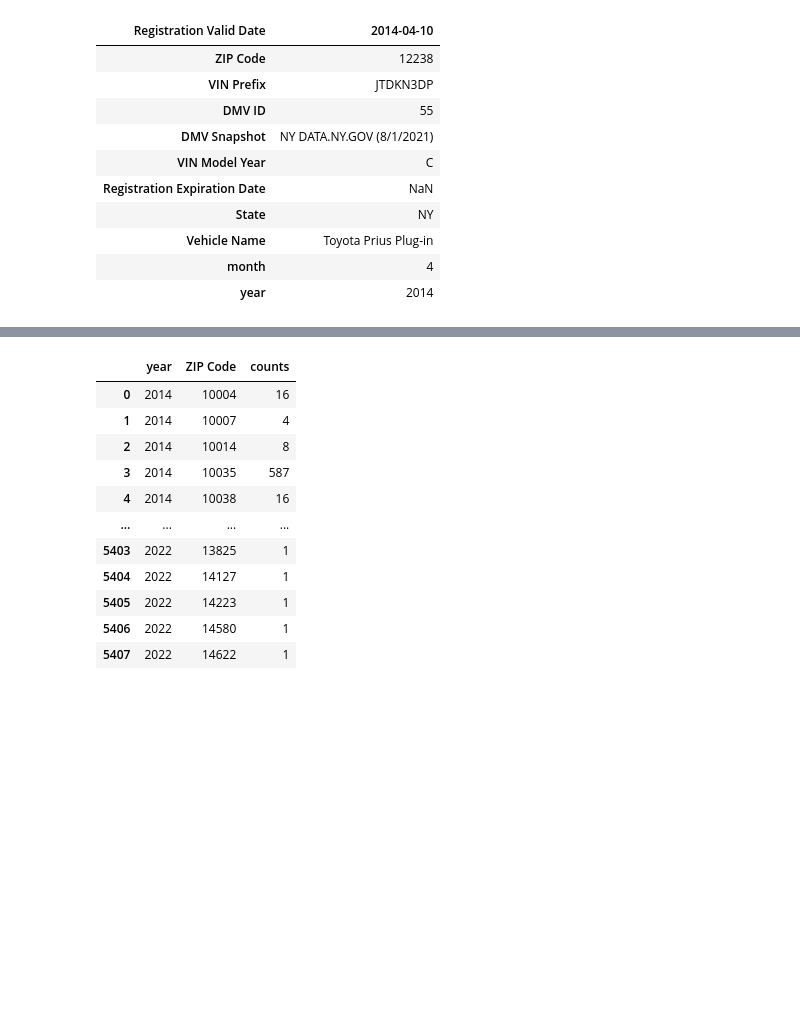
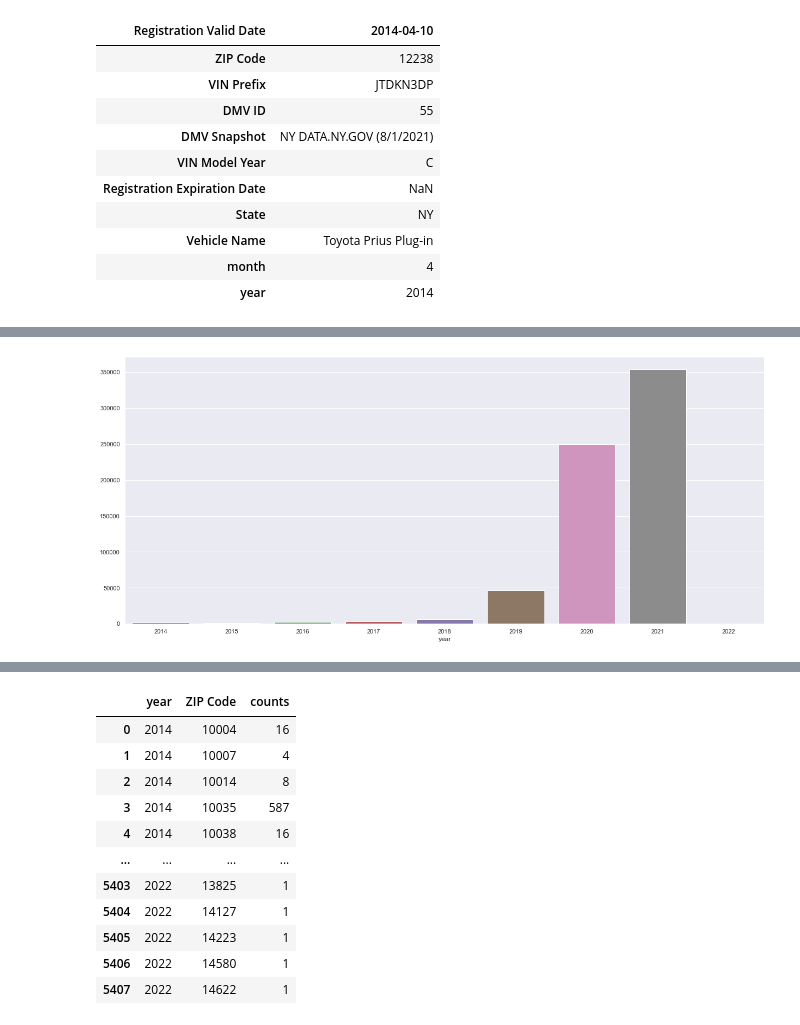
Before and after one commit to encodingintuition/EV_vehicles_US, a Jupyter notebook: Vehicles_NY-01-EDA_01.ipynb, the cells around one changed output, grey strips where cells are left out. Drawn from its saved outputs; the diff is of its cells as text; code cells hidden in the pictures; blank space fills up the shorter version.

```diff
--- a/Vehicles_NY-01-EDA_01.ipynb
+++ b/Vehicles_NY-01-EDA_01.ipynb
@@ -291,0 +300,6 @@ df.groupby(['year']).size().reset_index(name='counts')
+# %%
+# number of EV Cars registed per year in NYS
+result = df.groupby('year').size()
+sns.barplot(x = result.index, y = result.values);
+# %% [output]
+[figure, added]
```
Also changed, not shown: parts of 6 cells of this notebook.
